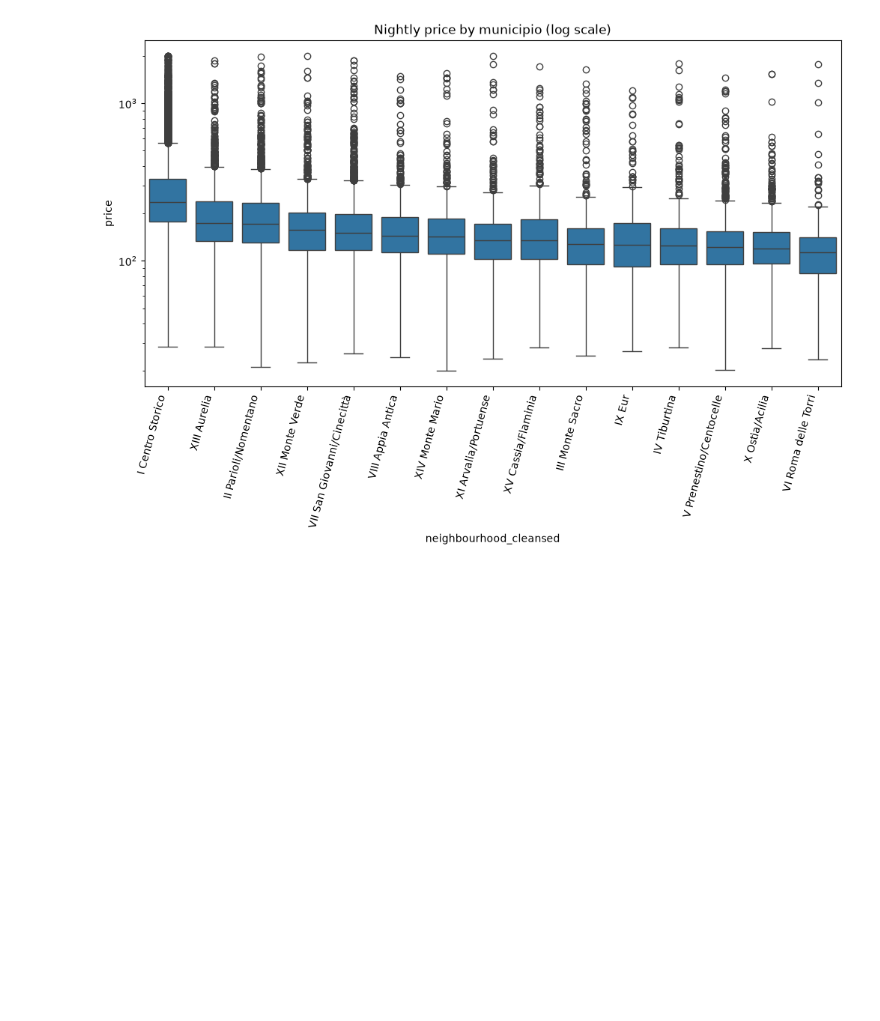
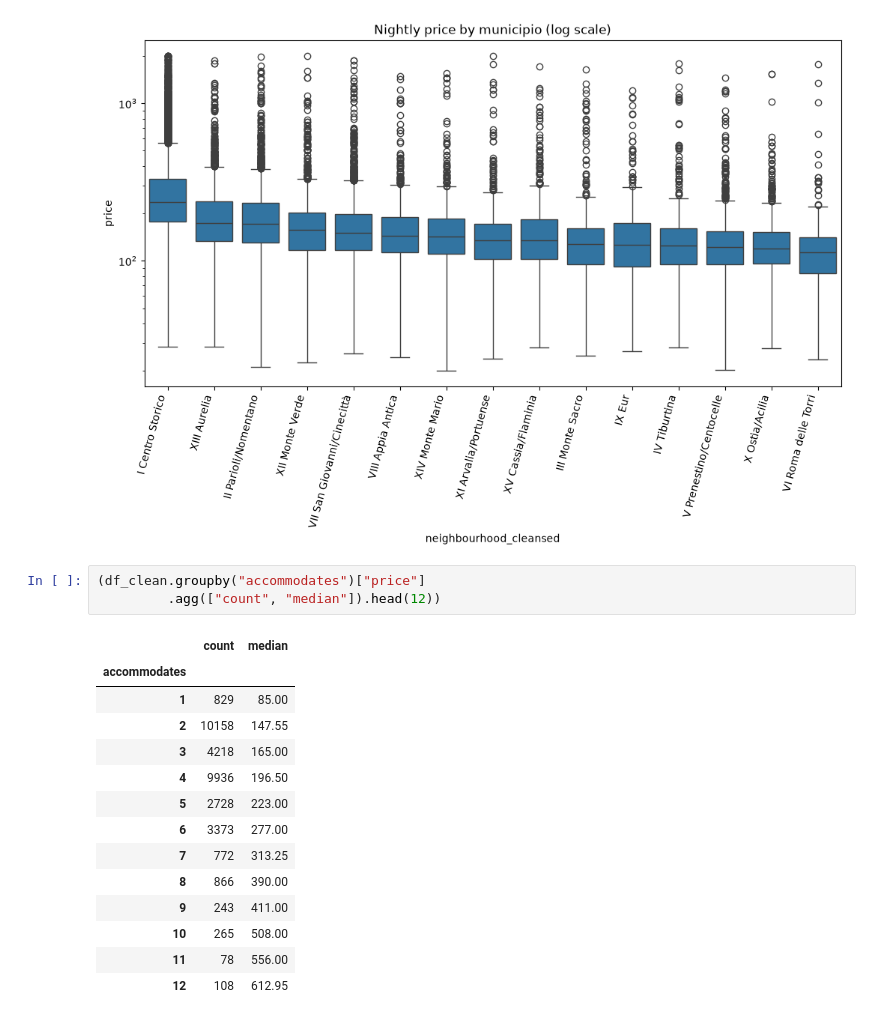
Before and after one commit to Mnuara/airbnb-rome-price, a Jupyter notebook: notebooks/01_eda.ipynb, the cells around one changed output. Drawn from its saved outputs; the diff is of its cells as text; blank space fills up the shorter version.

```diff
--- a/notebooks/01_eda.ipynb
+++ b/notebooks/01_eda.ipynb
@@ -157,3 +157,21 @@ plt.savefig("../reports/figures/price_by_neighbourhood.png", dpi=150, bbox_inche
 plt.show()
 # %% [output]
 [figure]
+# %%
+(df_clean.groupby("accommodates")["price"]
+         .agg(["count", "median"]).head(12))
+# %% [output]
+|  | count | median |
+| accommodates |  |  |
+| 1 | 829 | 85.00 |
+| 2 | 10158 | 147.55 |
+| 3 | 4218 | 165.00 |
+| 4 | 9936 | 196.50 |
+| 5 | 2728 | 223.00 |
+| 6 | 3373 | 277.00 |
+| 7 | 772 | 313.25 |
+| 8 | 866 | 390.00 |
+| 9 | 243 | 411.00 |
+| 10 | 265 | 508.00 |
+| 11 | 78 | 556.00 |
+| 12 | 108 | 612.95 |
```
Also changed, not shown: parts of 4 cells of this notebook, 1 other file.
